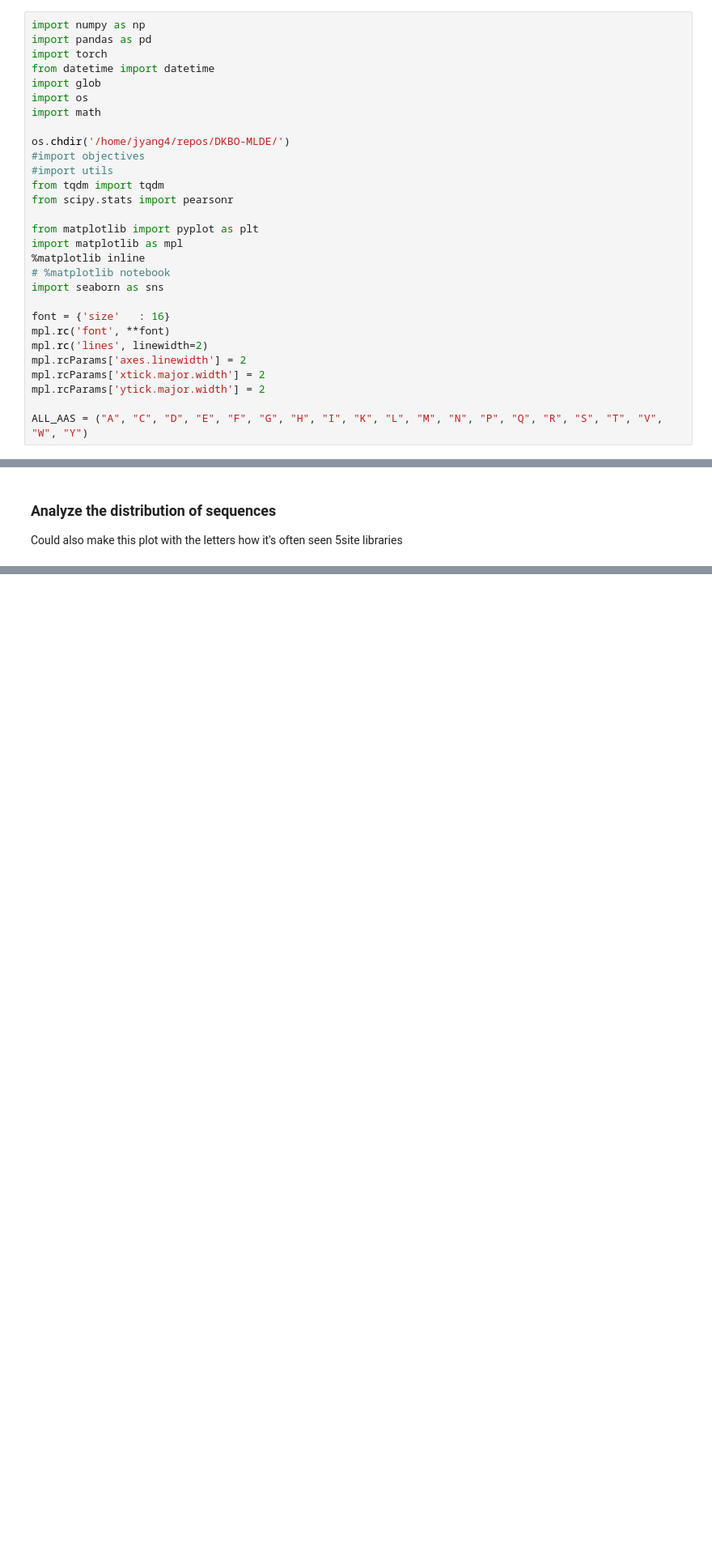
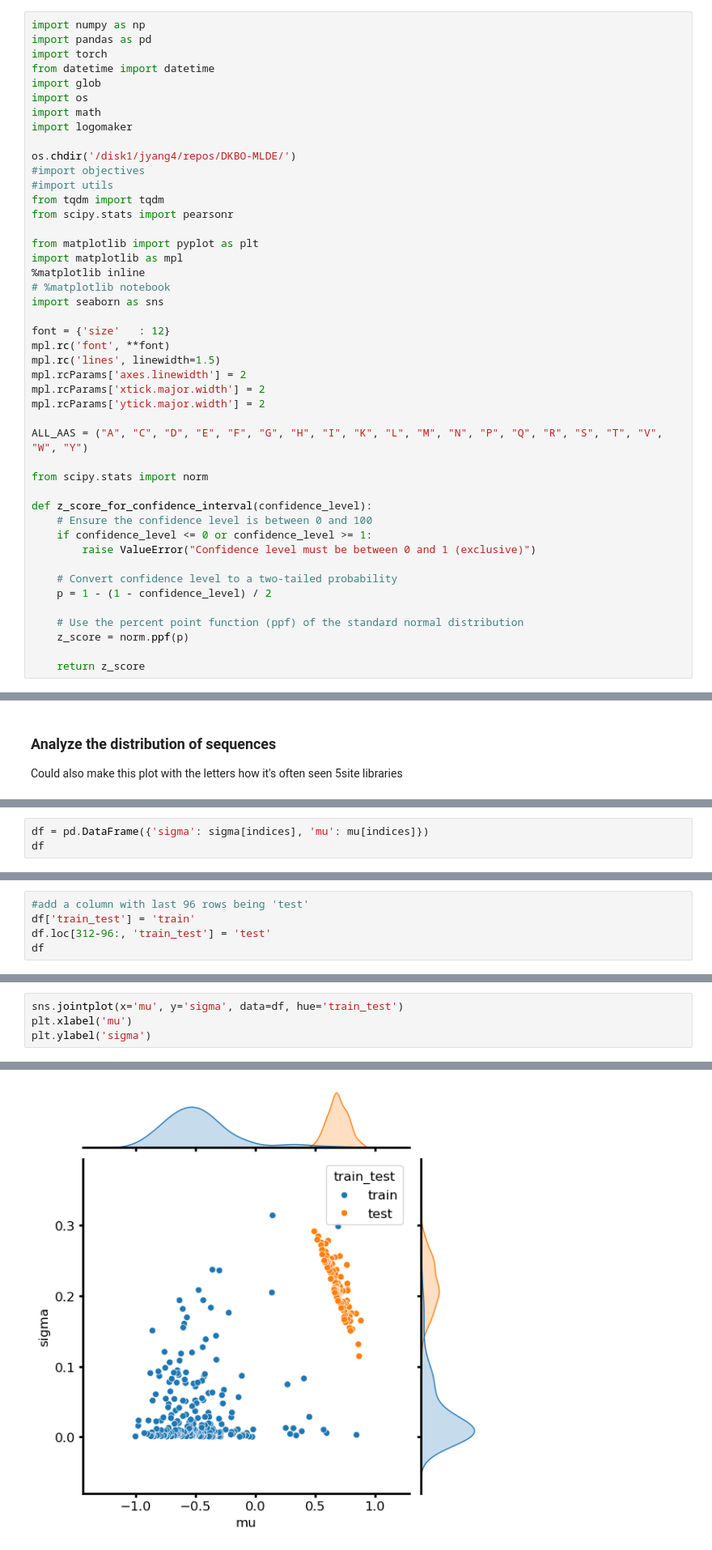
Before and after one commit to jsunn-y/ALDE, a Jupyter notebook: analysis.ipynb, the cells around one changed output, grey strips where cells are left out. Shown at 81% size. Drawn from its saved outputs; the diff is of its cells as text; blank space fills up the shorter version.

```diff
--- a/analysis.ipynb
+++ b/analysis.ipynb
@@ -6,8 +6,9 @@ from datetime import datetime
 import glob
 import os
 import math
+import logomaker
 
-os.chdir('/home/jyang4/repos/DKBO-MLDE/')
+os.chdir('/disk1/jyang4/repos/DKBO-MLDE/')
 #import objectives
 #import utils
 from tqdm import tqdm
@@ -19,11 +20,26 @@ import matplotlib as mpl
 # %matplotlib notebook
 import seaborn as sns
 
-font = {'size'   : 16}
+font = {'size'   : 12}
 mpl.rc('font', **font)
-mpl.rc('lines', linewidth=2)
+mpl.rc('lines', linewidth=1.5)
 mpl.rcParams['axes.linewidth'] = 2
 mpl.rcParams['xtick.major.width'] = 2
 mpl.rcParams['ytick.major.width'] = 2
 
 ALL_AAS = ("A", "C", "D", "E", "F", "G", "H", "I", "K", "L", "M", "N", "P", "Q", "R", "S", "T", "V", "W", "Y")
+
+from scipy.stats import norm
+
+def z_score_for_confidence_interval(confidence_level):
+    # Ensure the confidence level is between 0 and 100
+    if confidence_level <= 0 or confidence_level >= 1:
+        raise ValueError("Confidence level must be between 0 and 1 (exclusive)")
+
+    # Convert confidence level to a two-tailed probability
+    p = 1 - (1 - confidence_level) / 2
+
+    # Use the percent point function (ppf) of the standard normal distribution
+    z_score = norm.ppf(p)
+
+    return z_score
@@ -107,0 +420,3 @@ subset[-96:]
+# %%
+df = pd.DataFrame({'sigma': sigma[indices], 'mu': mu[indices]})
+df
@@ -107,0 +437,5 @@ subset[-96:]
+# %%
+#add a column with last 96 rows being 'test'
+df['train_test'] = 'train'
+df.loc[312-96:, 'train_test'] = 'test'
+df
@@ -107,0 +456,5 @@ subset[-96:]
+# %%
+sns.jointplot(x='mu', y='sigma', data=df, hue='train_test')
+plt.xlabel('mu')
+plt.ylabel('sigma')
+# %% [output]
@@ -108 +462,2 @@ subset[-96:]
+[figure, added]
 # %%
```
Also changed, not shown: parts of 20 cells of this notebook, 9 other files.
